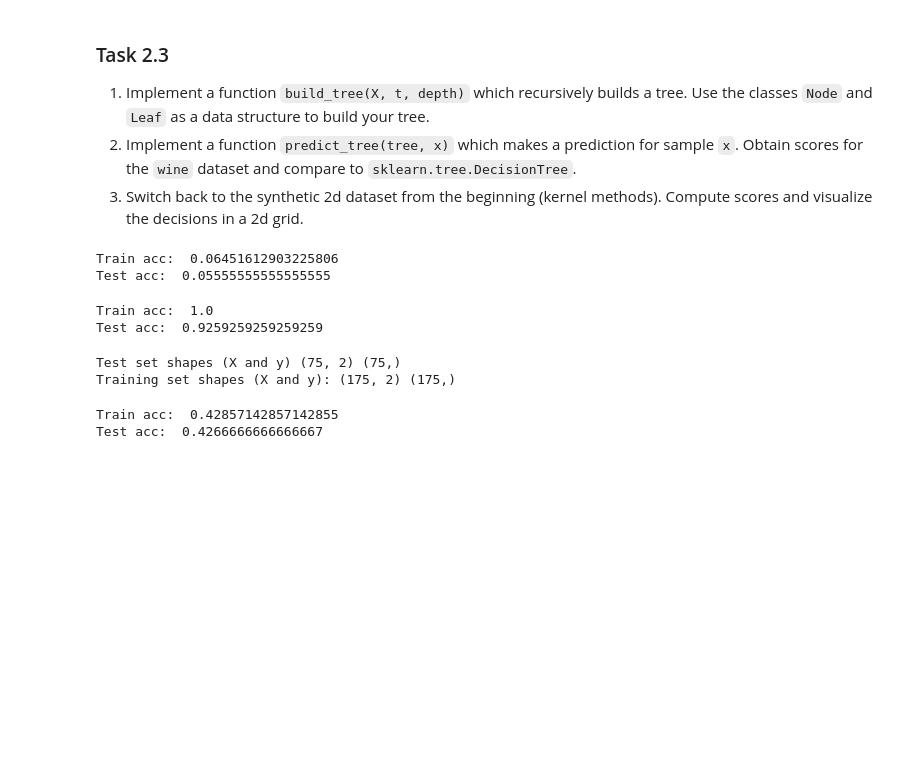
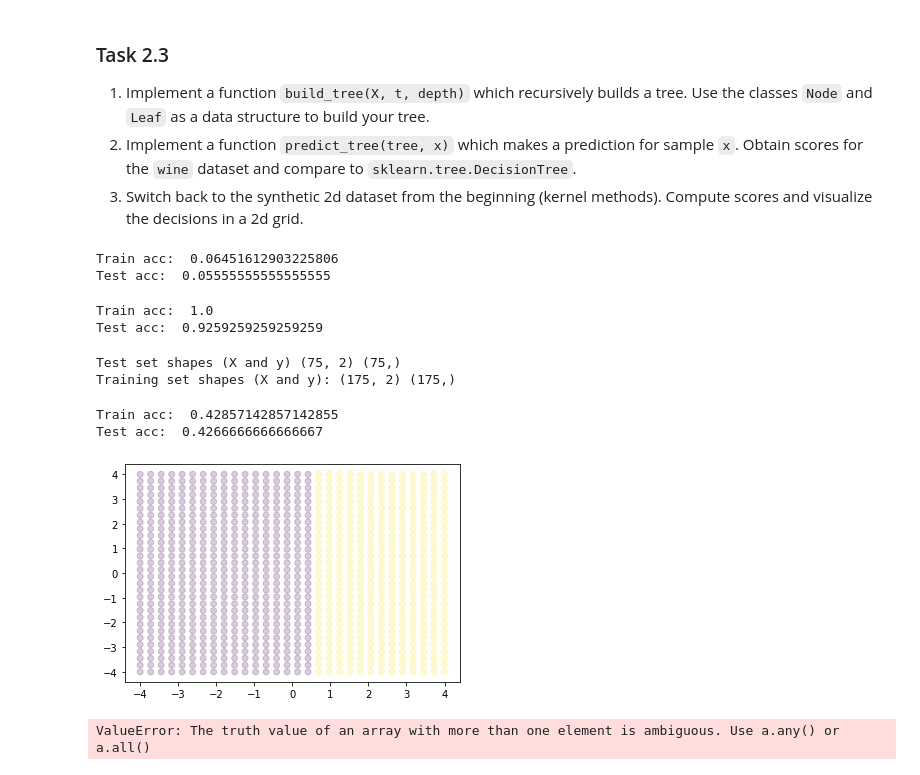
Before and after one commit to simonblaue/Master, a Jupyter notebook: Machine Learning/Practical 4/4_[NAME1]_[NAME2]_[NAME3].ipynb, the cells around one changed output. Cells and saved outputs as stored; diff of their text form; code cells hidden in the pictures; blank space fills up the shorter version.

Commit message:
maybe this is the right label ?

```diff
--- a/Machine Learning/Practical 4/4_[NAME1]_[NAME2]_[NAME3].ipynb
+++ b/Machine Learning/Practical 4/4_[NAME1]_[NAME2]_[NAME3].ipynb
@@ -585,0 +584,27 @@ Test acc:  0.4266666666666667
+# %%
+# Visualize
+def plot_decision_boundary(predict_fn):
+    ''' Plot decision boundary.
+
+    predict_fn: function handle to a predict function that takes
+                as input a data point x and outputs the predicted
+                label t
+    '''
+    grid = np.meshgrid(np.linspace(-4, 4, 30), np.linspace(-4, 4, 30))
+    grid_x, grid_y = grid[0].flatten(), grid[1].flatten()
+    grid_t = np.array([predict_fn([x, y]) for x, y, in zip(grid_x, grid_y)])
+    plt.scatter(grid_x, grid_y, c=grid_t, alpha=0.2)
+
+
+# The following example has the decision boundary at x[0] = 0.5
+predict_fn = lambda x: x[0] > 0.5
+plot_decision_boundary(predict_fn)
+# %% [output]
+[figure, added]
+# %%
+def predict_fn_tree(x):
+    x = (np.array(x).reshape(1,2))
+    return predict_tree(tree_2d,x)<1
+plot_decision_boundary(predict_fn_tree)
+# %% [output]
+ValueError: The truth value of an array with more than one element is ambiguous. Use a.any() or a.all()
```
Also changed, not shown: parts of 1 cell of this notebook.
